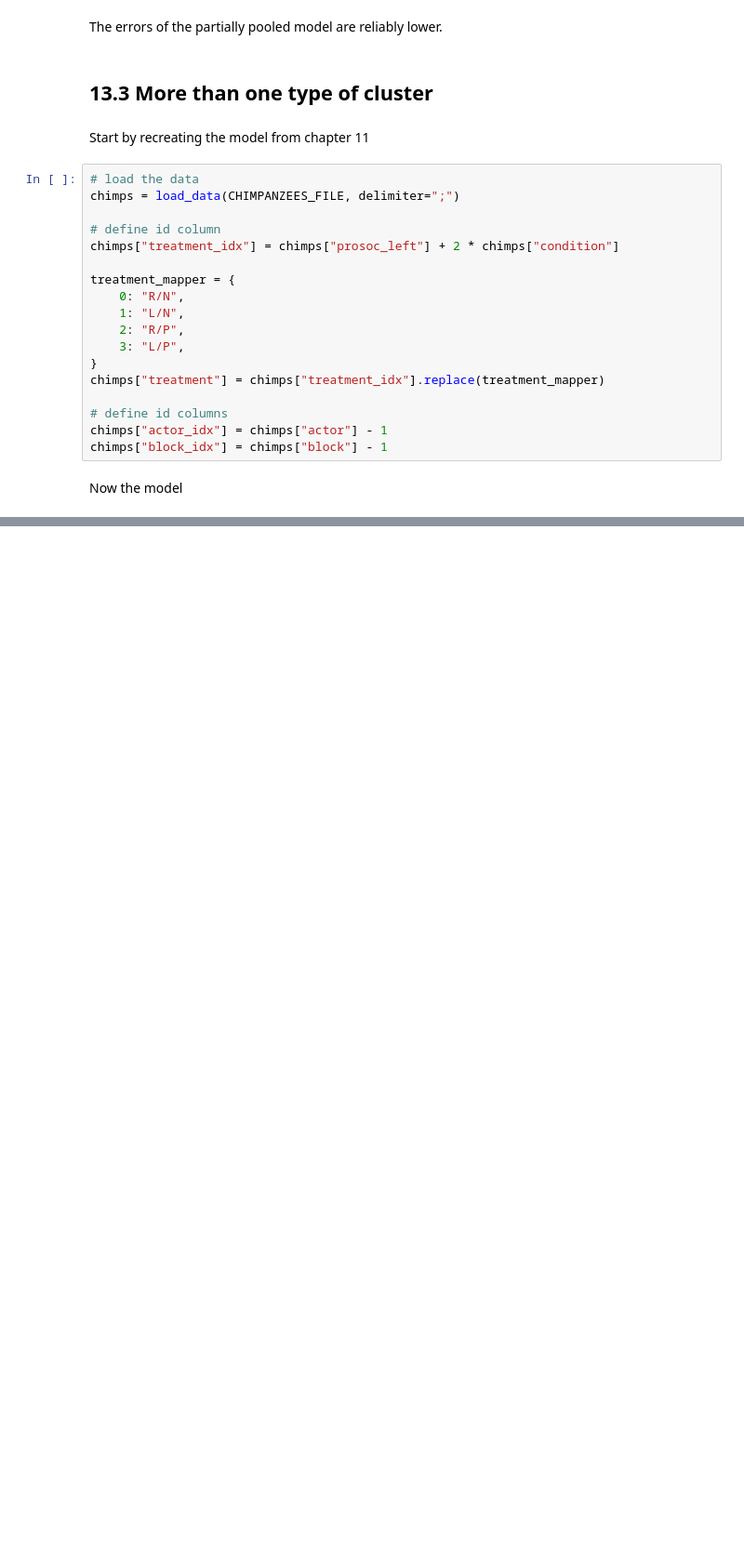
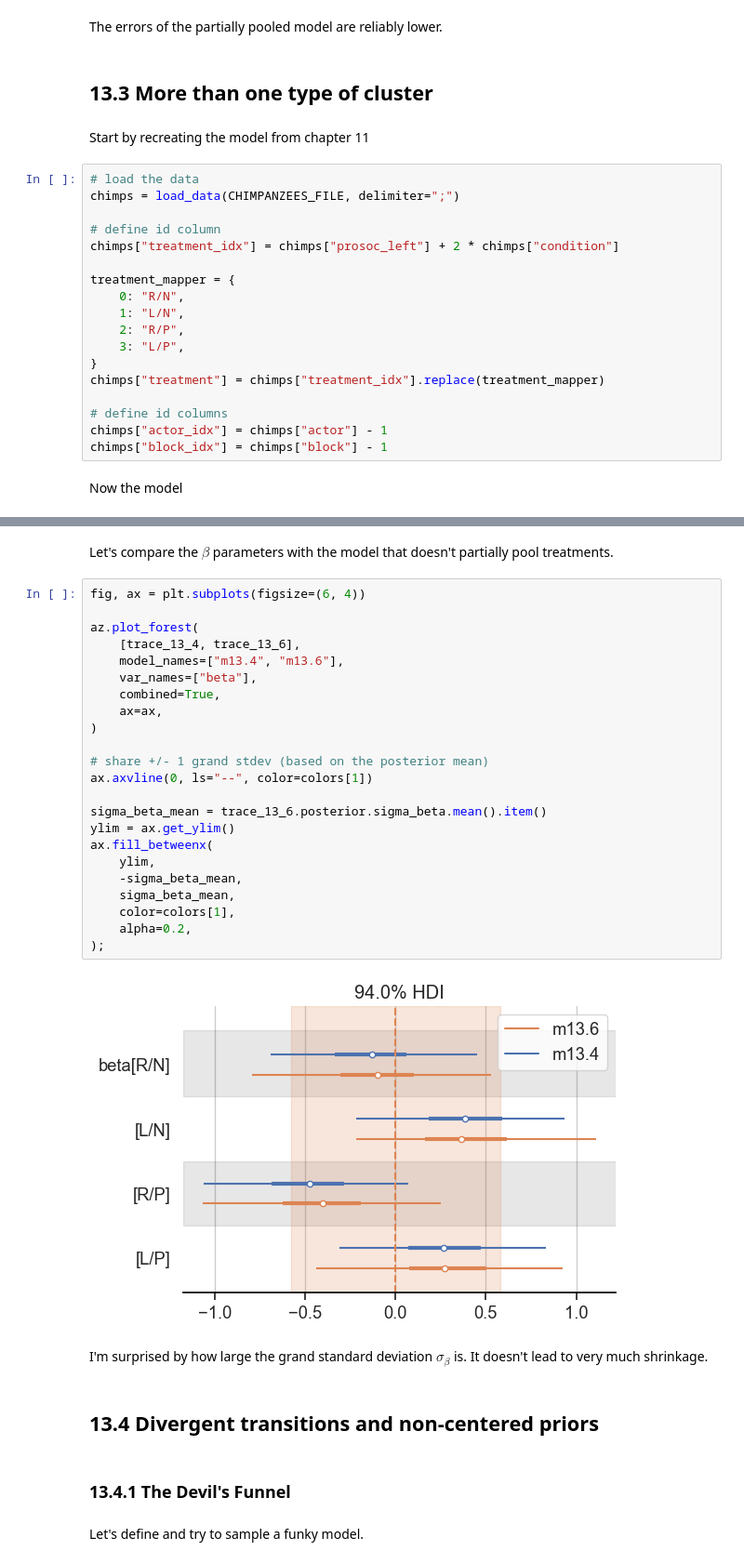
Before and after one commit to chris-leonard/statistical-rethinking, a Jupyter notebook: notes/chapter_13.ipynb, the cells around one changed output, grey strips where cells are left out. Shown at 93% size. Drawn from its saved outputs; the diff is of its cells as text; blank space fills up the shorter version.

```diff
--- a/notes/chapter_13.ipynb
+++ b/notes/chapter_13.ipynb
@@ -462,0 +665,36 @@ axs[1].set(title="Standard deviation hyper-posteriors");
+# %% [markdown]
+Let's compare the $\beta$ parameters with the model that doesn't partially pool treatments.
+# %%
+fig, ax = plt.subplots(figsize=(6, 4))
+
+az.plot_forest(
+    [trace_13_4, trace_13_6],
+    model_names=["m13.4", "m13.6"],
+    var_names=["beta"],
+    combined=True,
+    ax=ax,
+)
+
+# share +/- 1 grand stdev (based on the posterior mean)
+ax.axvline(0, ls="--", color=colors[1])
+
+sigma_beta_mean = trace_13_6.posterior.sigma_beta.mean().item()
+ylim = ax.get_ylim()
+ax.fill_betweenx(
+    ylim,
+    -sigma_beta_mean,
+    sigma_beta_mean,
+    color=colors[1],
+    alpha=0.2,
+);
+# %% [output]
+[figure, added]
+# %% [markdown]
+I'm surprised by how large the grand standard deviation $\sigma_{\beta}$ is.
+It doesn't lead to very much shrinkage.
+# %% [markdown]
+## 13.4 Divergent transitions and non-centered priors
+# %% [markdown]
+### 13.4.1 The Devil's Funnel
+# %% [markdown]
+Let's define and try to sample a funky model.
```
Also changed, not shown: parts of 63 cells of this notebook.
